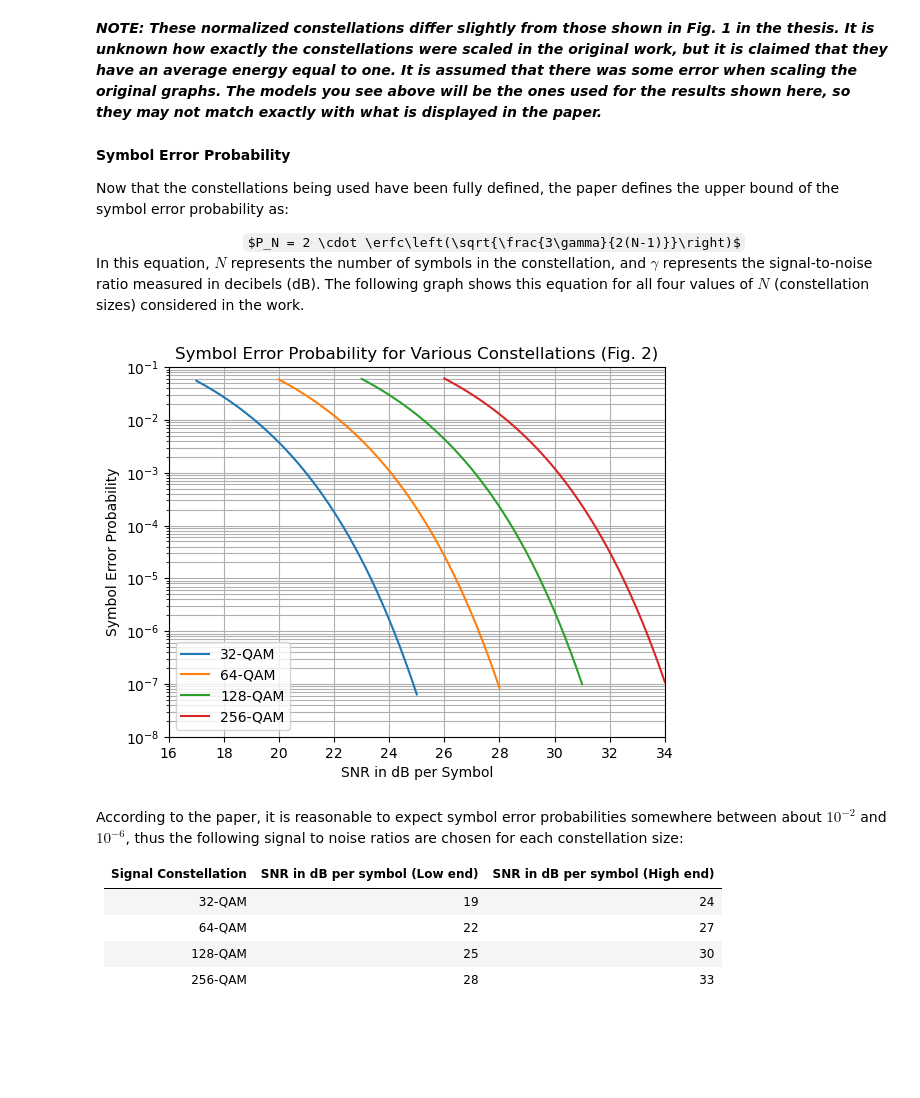
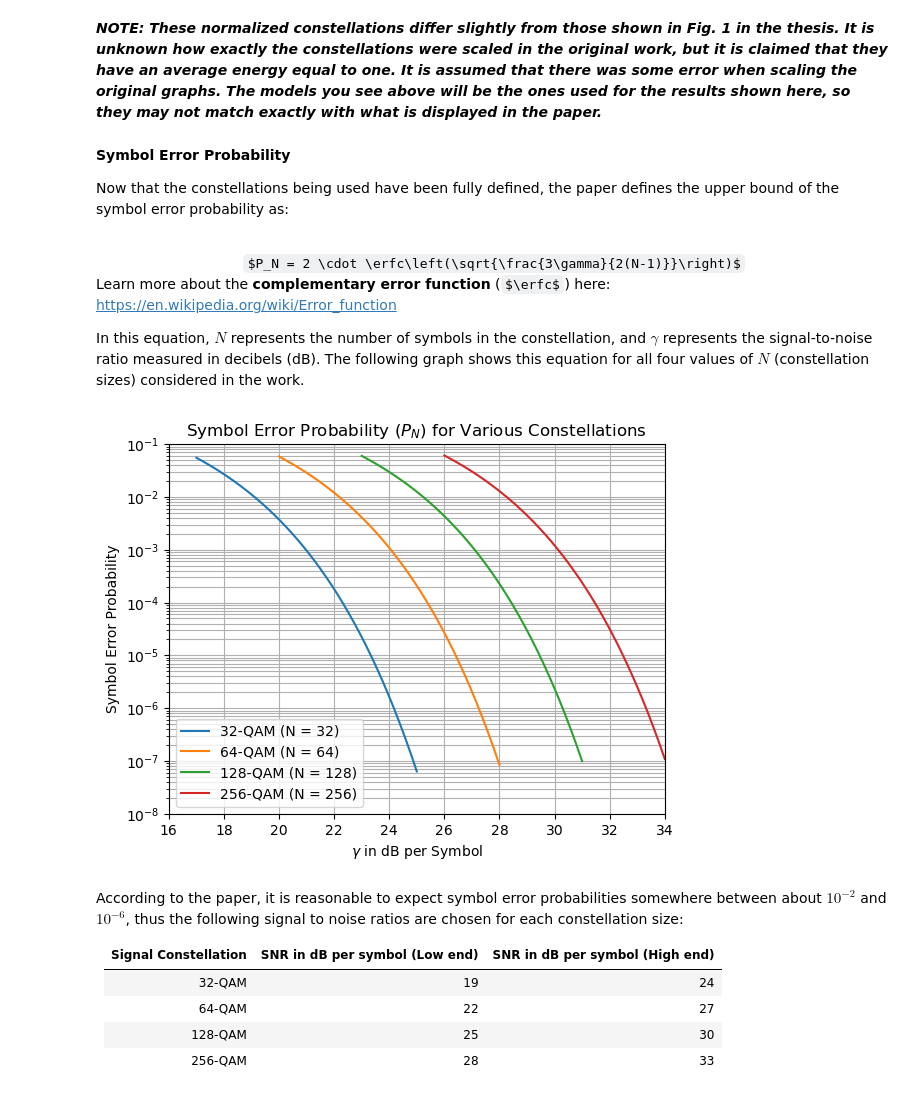
Before and after one commit to MrBubb1es/QAM-Thesis, a Jupyter notebook: QAM_Thesis.ipynb, the cells around one changed output. Saved outputs shown, nothing was run; the diff lists cells and outputs as text; code cells hidden in the pictures; some formulas as TeX source; blank space fills up the shorter version.

```diff
--- a/QAM_Thesis.ipynb
+++ b/QAM_Thesis.ipynb
@@ -177,45 +177,23 @@ graph_qam_constellations()
 **Symbol Error Probability**
 
 Now that the constellations being used have been fully defined, the paper defines the upper bound of the symbol error probability as:
+
+<br>
 <center>
     $\DeclareMathOperator\erfc{erfc}$
     $P_N = 2 \cdot \erfc\left(\sqrt{\frac{3\gamma}{2(N-1)}}\right)$
 </center>
 
+Learn more about the **complementary error function** ($\erfc$) here: https://en.wikipedia.org/wiki/Error_function
+
 In this equation, $N$ represents the number of symbols in the constellation, and $\gamma$ represents the signal-to-noise ratio measured in decibels (dB). The following graph shows this equation for all four values of $N$ (constellation sizes) considered in the work.
 # %%
-import matplotlib.pyplot as plt
-from thesislib import *
+from thesisplots import graph_symbol_err_prob
 
-N_32_snr = np.linspace(17.0, 25.0, 40)  # Sample snr range for N = 32
-N_64_snr = np.linspace(20.0, 28.0, 40)  # Sample snr range for N = 64
-N_128_snr = np.linspace(23.0, 31.0, 40) # Sample snr range for N = 128
-N_256_snr = np.linspace(26.0, 34.0, 40) # Sample snr range for N = 256
-
-# Calculate symbol error probabilities with function given above
-sym_err_32 = symbol_err_prob(32, N_32_snr)
-sym_err_64 = symbol_err_prob(64, N_64_snr)
-sym_err_128 = symbol_err_prob(128, N_128_snr)
-sym_err_256 = symbol_err_prob(256, N_256_snr)
-
-plt.title("Symbol Error Probability for Various Constellations (Fig. 2)")
-plt.ylabel("Symbol Error Probability")
-plt.xlabel("SNR in dB per Symbol")
-plt.yscale("log")
-plt.xlim(16, 34)
-plt.ylim(1e-8, 1e-1)
-plt.grid(which="both")
-
-plt.plot(N_32_snr, sym_err_32)
-plt.plot(N_64_snr, sym_err_64)
-plt.plot(N_128_snr, sym_err_128)
-plt.plot(N_256_snr, sym_err_256)
-
-plt.legend(["32-QAM", "64-QAM", "128-QAM", "256-QAM"])
-
-plt.show()
+# Graph P_N for the 4 values of N and various values of SNR
+graph_symbol_err_prob()
 # %% [output]
-[figure, old version]
+[figure, new version]
 # %% [markdown]
 According to the paper, it is reasonable to expect symbol error probabilities somewhere between about $10^{-2}$ and $10^{-6}$, thus the following signal to noise ratios are chosen for each constellation size:
 
```
Also changed, not shown: parts of 6 cells of this notebook, 1 other file.
